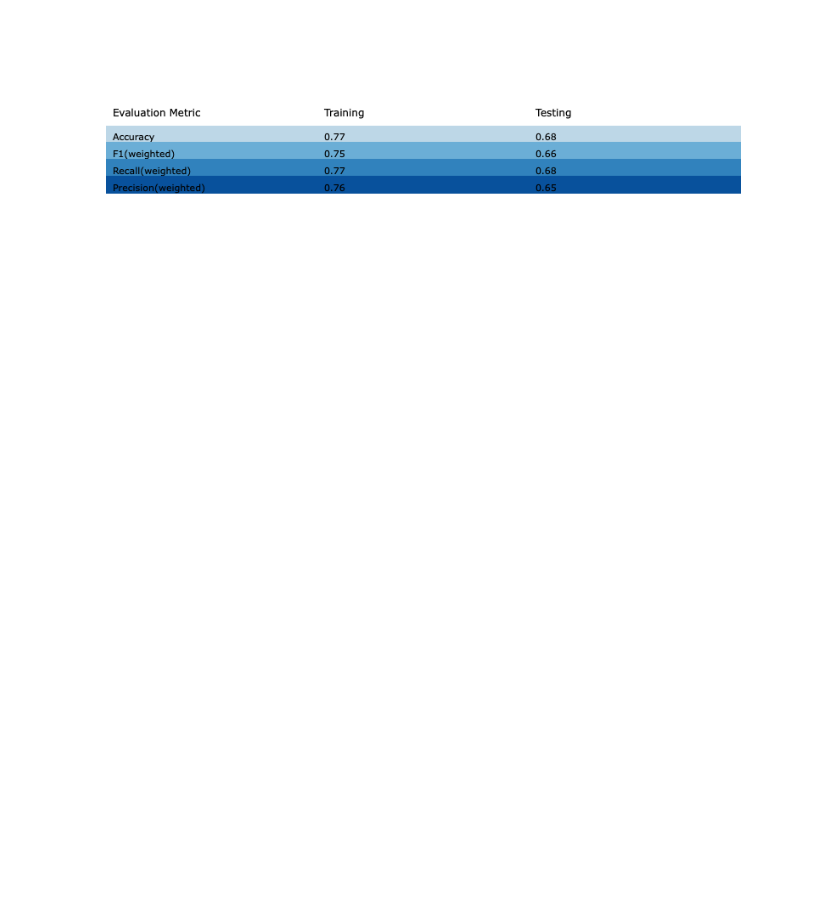
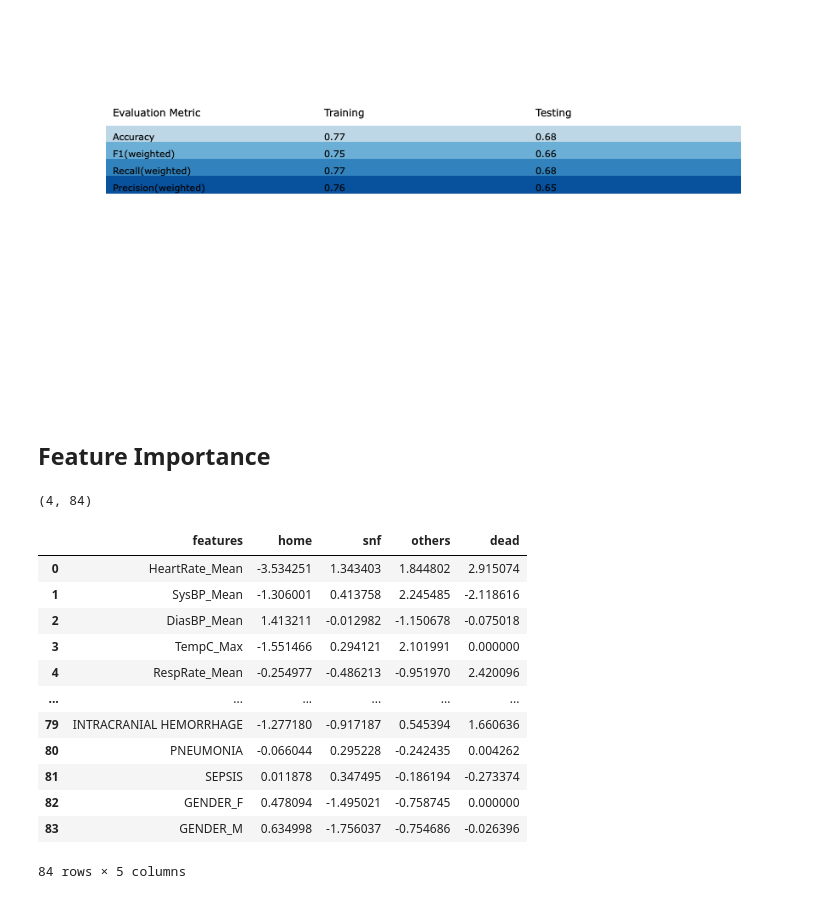
Before and after one commit to ZhiQiu976/MIMIC-Predictive-Modeling, a Jupyter notebook: Model Development/Models_overall.ipynb, the cells around one changed output. Saved outputs shown, nothing was run; the diff lists cells and outputs as text; code cells hidden in the pictures; blank space fills up the shorter version.

```diff
--- a/Model Development/Models_overall.ipynb
+++ b/Model Development/Models_overall.ipynb
@@ -485,3 +485,34 @@ def plot_df(df_test, df_train):
 plot_df(df_fig, df_fig2)
 # %% [output]
 [figure]
+# %% [markdown]
+## Feature Importance
+# %%
+logreg_clf = model_load('logreg.pickle')
+logreg_clf.coef_.shape
+# %% [output]
+(4, 84)
+# %%
+# df = pd.DataFrame(columns=['features', 'home', 'snf', 'others', 'dead'])
+# df['features'] = X_train.columns
+# df['home'] = logreg_clf.coef_[0, :]
+# df['snf'] = logreg_clf.coef_[1, :]
+# df['others'] = logreg_clf.coef_[2, :]
+# df['dead'] = logreg_clf.coef_[3, :]
+#df.to_csv('logreg_importance.csv')
+df = pd.read_csv('logreg_importance.csv', index_col=0)
+df
+# %% [output]
+|  | features | home | snf | others | dead |
+| 0 | HeartRate_Mean | -3.534251 | 1.343403 | 1.844802 | 2.915074 |
+| 1 | SysBP_Mean | -1.306001 | 0.413758 | 2.245485 | -2.118616 |
+| 2 | DiasBP_Mean | 1.413211 | -0.012982 | -1.150678 | -0.075018 |
+| 3 | TempC_Max | -1.551466 | 0.294121 | 2.101991 | 0.000000 |
+| 4 | RespRate_Mean | -0.254977 | -0.486213 | -0.951970 | 2.420096 |
+| ... | ... | ... | ... | ... | ... |
+| 79 | INTRACRANIAL HEMORRHAGE | -1.277180 | -0.917187 | 0.545394 | 1.660636 |
+| 80 | PNEUMONIA | -0.066044 | 0.295228 | -0.242435 | 0.004262 |
+| 81 | SEPSIS | 0.011878 | 0.347495 | -0.186194 | -0.273374 |
+| 82 | GENDER_F | 0.478094 | -1.495021 | -0.758745 | 0.000000 |
+| 83 | GENDER_M | 0.634998 | -1.756037 | -0.754686 | -0.026396 |
+84 rows × 5 columns
```
Also changed, not shown: parts of 9 cells of this notebook, 3 other files.
